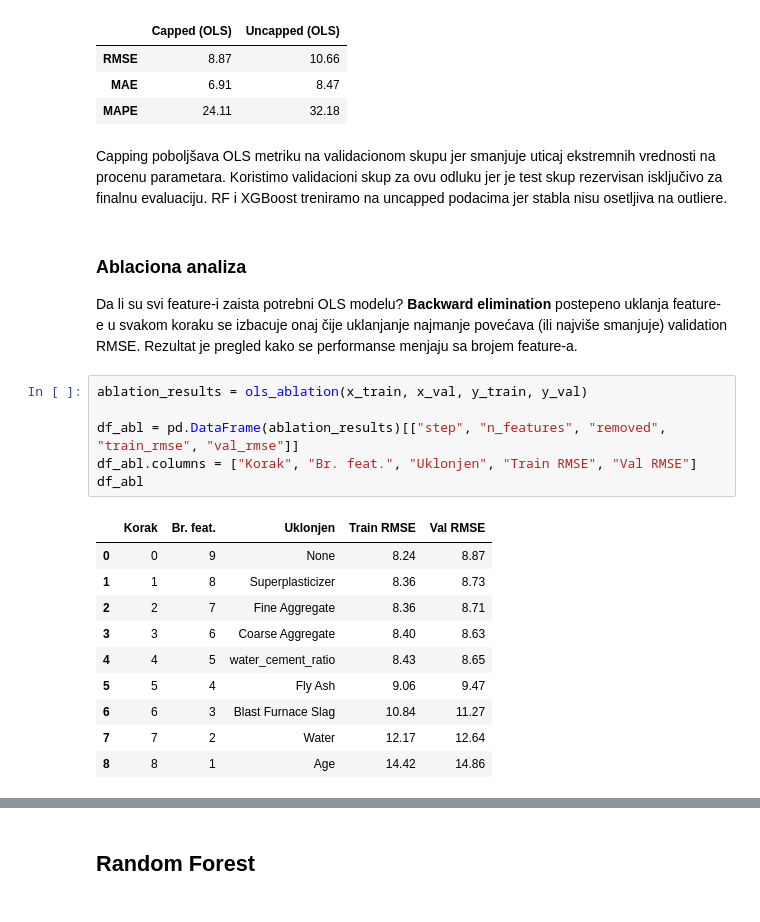
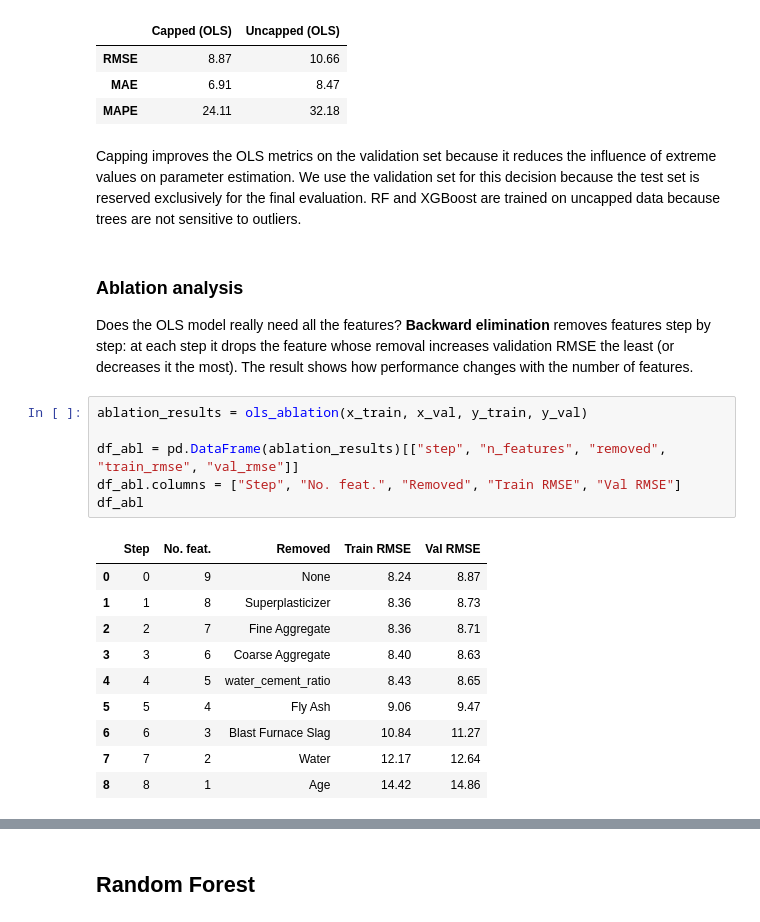
Before and after one commit to rev333nge/concrete-strength-prediction, a Jupyter notebook: notebook.ipynb, the cells around one changed output, grey strips where cells are left out. Cells and saved outputs as stored; diff of their text form.

```diff
--- a/notebook.ipynb
+++ b/notebook.ipynb
@@ -193,19 +193,19 @@ pd.DataFrame({
 | MAE | 6.91 | 8.47 |
 | MAPE | 24.11 | 32.18 |
 # %% [markdown]
-Capping poboljšava OLS metriku na validacionom skupu jer smanjuje uticaj ekstremnih vrednosti na procenu parametara. Koristimo validacioni skup za ovu odluku jer je test skup rezervisan isključivo za finalnu evaluaciju. RF i XGBoost treniramo na uncapped podacima jer stabla nisu osetljiva na outliere.
+Capping improves the OLS metrics on the validation set because it reduces the influence of extreme values on parameter estimation. We use the validation set for this decision because the test set is reserved exclusively for the final evaluation. RF and XGBoost are trained on uncapped data because trees are not sensitive to outliers.
 # %% [markdown]
-### Ablaciona analiza
+### Ablation analysis
 
-Da li su svi feature-i zaista potrebni OLS modelu? **Backward elimination** postepeno uklanja feature-e u svakom koraku se izbacuje onaj čije uklanjanje najmanje povećava (ili najviše smanjuje) validation RMSE. Rezultat je pregled kako se performanse menjaju sa brojem feature-a.
+Does the OLS model really need all the features? **Backward elimination** removes features step by step: at each step it drops the feature whose removal increases validation RMSE the least (or decreases it the most). The result shows how performance changes with the number of features.
 # %%
 ablation_results = ols_ablation(x_train, x_val, y_train, y_val)
 
 df_abl = pd.DataFrame(ablation_results)[["step", "n_features", "removed", "train_rmse", "val_rmse"]]
-df_abl.columns = ["Korak", "Br. feat.", "Uklonjen", "Train RMSE", "Val RMSE"]
+df_abl.columns = ["Step", "No. feat.", "Removed", "Train RMSE", "Val RMSE"]
 df_abl
 # %% [output]
-|  | Korak | Br. feat. | Uklonjen | Train RMSE | Val RMSE |
+|  | Step | No. feat. | Removed | Train RMSE | Val RMSE |
 | 0 | 0 | 9 | None | 8.24 | 8.87 |
 | 1 | 1 | 8 | Superplasticizer | 8.36 | 8.73 |
 | 2 | 2 | 7 | Fine Aggregate | 8.36 | 8.71 |
```
Also changed, not shown: parts of 76 cells of this notebook, 20 other files.
